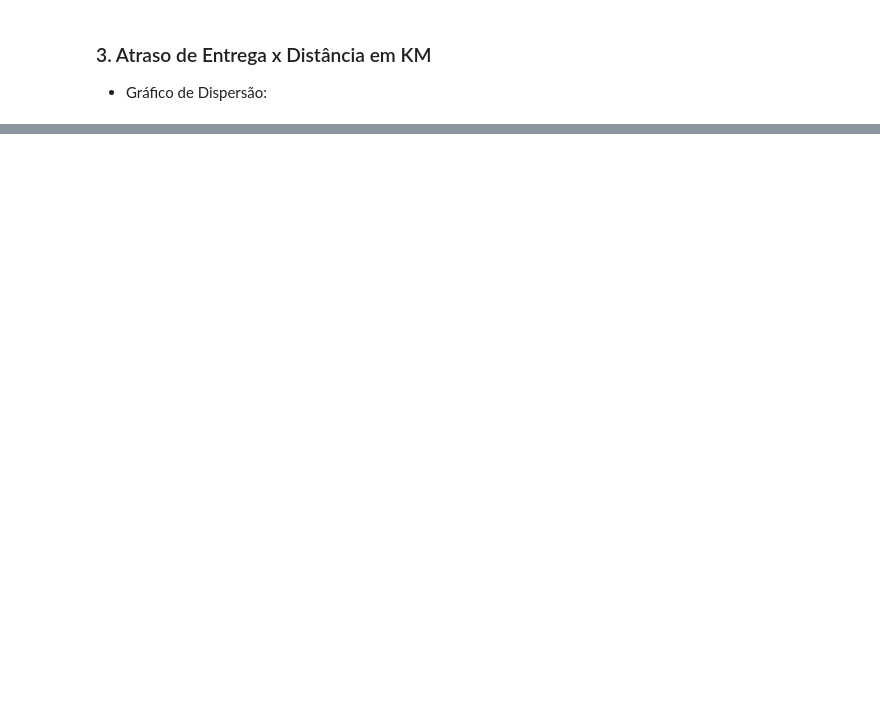
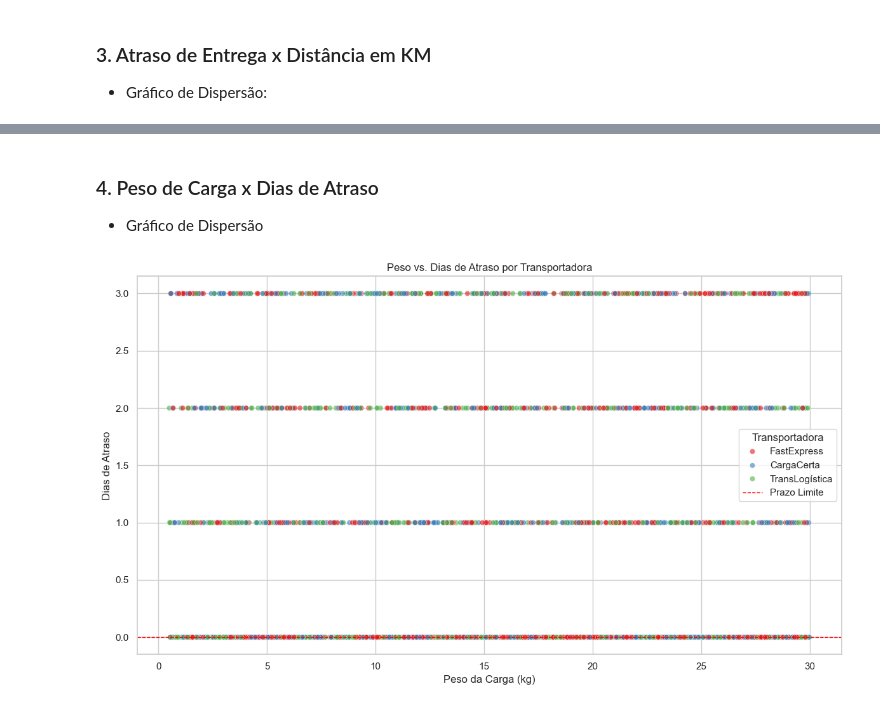
Before and after one commit to IagoSCruz/Projeto-SLA-Transp, a Jupyter notebook: main.ipynb, the cells around one changed output, grey strips where cells are left out. Cells and saved outputs as stored; diff of their text form; code cells hidden in the pictures; blank space fills up the shorter version.

```diff
--- a/main.ipynb
+++ b/main.ipynb
@@ -105,0 +184,22 @@ plt.show()
+# %% [markdown]
+### 4. Peso de Carga x Dias de Atraso
+- Gráfico de Dispersão
+# %%
+plt.figure(figsize=(12, 7))
+sns.scatterplot(
+    data=df,
+    x="Peso da Carga (kg)",
+    y="Dias de Atraso",
+    hue="Transportadora",
+    palette="Set1",
+    alpha=0.6
+)
+plt.axhline(0, color='red', linestyle='--', linewidth=1, label='Prazo Limite')
+plt.title("Peso vs. Dias de Atraso por Transportadora")
+plt.ylabel("Dias de Atraso")
+plt.xlabel("Peso da Carga (kg)")
+plt.legend(title="Transportadora")
+plt.tight_layout()
+plt.show()
+# %% [output]
+[figure, added]
```
Also changed, not shown: parts of 8 cells of this notebook.
